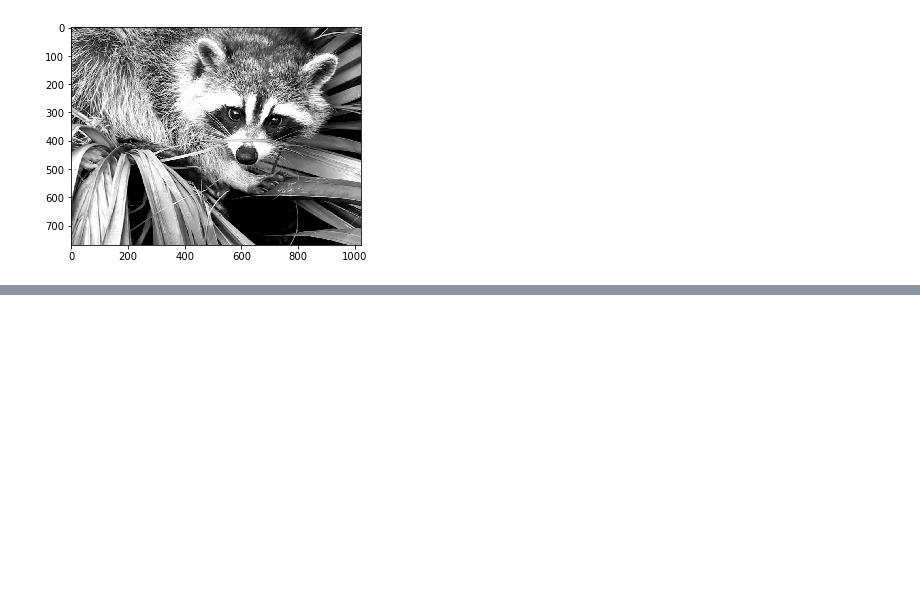
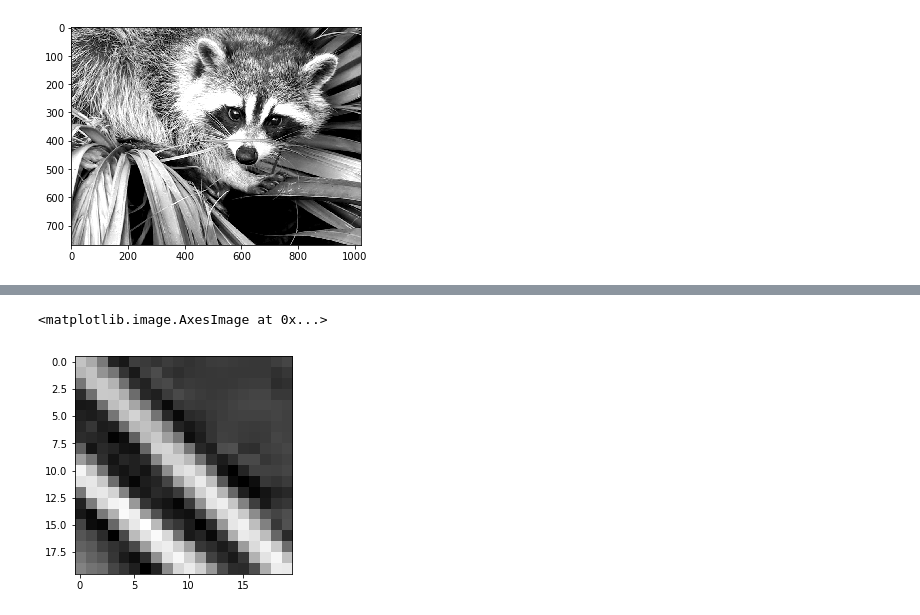
Before and after one commit to esdream/numpy_pandas_learning, a Jupyter notebook: image_processing_in_numpy&scipy.ipynb, the cells around one changed output, grey strips where cells are left out. Saved outputs shown, nothing was run; the diff lists cells and outputs as text; code cells hidden in the pictures; blank space fills up the shorter version.

```diff
--- a/image_processing_in_numpy&scipy.ipynb
+++ b/image_processing_in_numpy&scipy.ipynb
@@ -37,0 +49,6 @@ plt.imshow(f, cmap=plt.cm.gray, vmin=30, vmax=200)
+# %%
+# 放大局部图像
+plt.imshow(f_gray[320:340, 510:530], cmap=plt.cm.gray)
+# %% [output]
+<matplotlib.image.AxesImage at 0x...>
+[figure, added]
```
Also changed, not shown: parts of 11 cells of this notebook, 1 other file.
